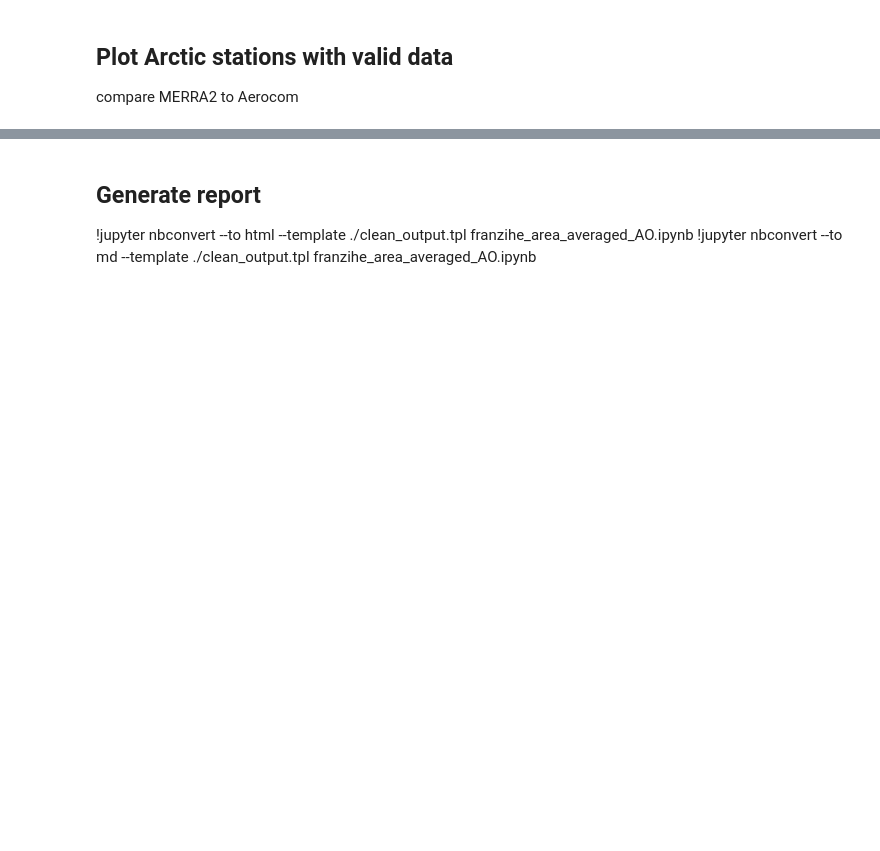
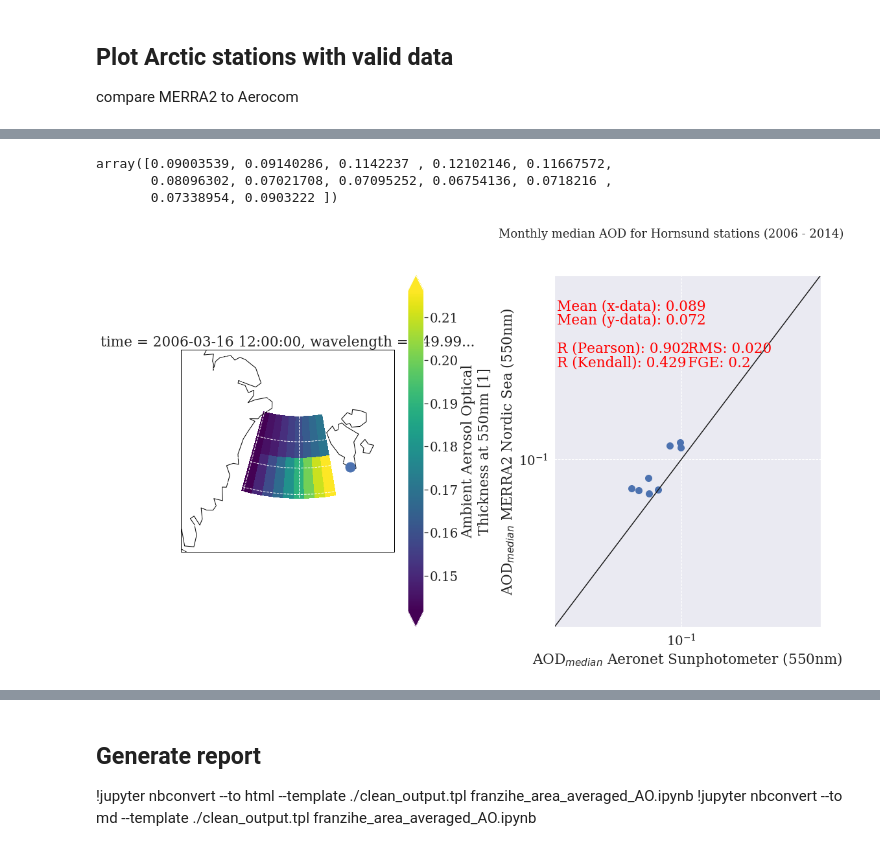
Before and after one commit to NordicESMhub/NEGI-Abisko-2019, a Jupyter notebook: content/topics/group-2/franzihe_area_averaged_AOD_Svalbard.ipynb, the cells around one changed output, grey strips where cells are left out. Cells and saved outputs as stored; diff of their text form; code cells hidden in the pictures; blank space fills up the shorter version.

```diff
--- a/content/topics/group-2/franzihe_area_averaged_AOD_Svalbard.ipynb
+++ b/content/topics/group-2/franzihe_area_averaged_AOD_Svalbard.ipynb
@@ -587,3 +532,9 @@ cmip['CanESM5']['r1i1p1f1'].sel(time=slice('2006-01','2014-12')).sel(
+# %%
+starty = '2006'; endy = '2014'
+station_name = 'Hornsund'
 # %%
-CAN = {}
-cmip = merra_hist['CanESM5_r1i1p1f1'].loc['2006-01': '2014-12'].groupby(merra_stat.loc['2006-01': '2014-12'].index.month).median()
+merra_hist.loc[starty + '-01' : endy + '-12'].groupby(merra_hist.loc[starty + '-01': endy + '-12'].index.month).median()['MERRA2'].values.flatten()
+# %% [output]
+array([0.09003539, 0.09140286, 0.1142237 , 0.12102146, 0.11667572,
+       0.08096302, 0.07021708, 0.07095252, 0.06754136, 0.0718216 ,
+       0.07338954, 0.0903222 ])
@@ -591,0 +541,52 @@ merra_hist['CanESM5_r1i1p2f1']
+# %%
+statistics_Hornsund = pya.mathutils.calc_statistics(pd_arctic_median[station_name].values.flatten(),
+                                                  merra_hist.loc[starty + '-01' : endy + '-12'].groupby(merra_hist.loc[starty + '-01': endy + '-12'].index.month).median()['MERRA2'].values.flatten())
+# %%
+fig = plt.figure(figsize=[28,10])
+ax1 = fig.add_subplot(131,
+                      projection= ccrs.AzimuthalEquidistant(central_longitude=0,
+                                                                           central_latitude=90,))
+
+ax2 = fig.add_subplot(132)
+###
+ax1.plot([aeronet_arctic.to_station_data(station_name)['longitude']],
+             [aeronet_arctic.to_station_data(station_name)['latitude']], 'o',
+             markersize=15,
+             transform=ccrs.PlateCarree(),
+             label=aeronet_arctic.to_station_data(station_name)['station_name'])
+cmip['CanESM5']['r1i1p1f1']['od550aer'].sel(time=choseny + '-03',
+                                               lat=slice(lllat,urlat,1),
+                                               lon=slice(lllon,urlon)).plot(ax=ax1,
+                                                                        transform=ccrs.PlateCarree(),
+                                                                        robust=True)
+
+
+# Limit the map degrees latitude
+ax1.set_extent([-25, 20, 85, 71], ccrs.PlateCarree())
+ax1.coastlines()
+ax1.gridlines()
+
+######
+
+ax2.scatter(pd_arctic_median[station_name],
+            merra_hist.loc[starty + '-01' : endy + '-12'].groupby(merra_hist.loc[starty + '-01': endy + '-12'].index.month).median()['MERRA2'],
+                marker='o',s=100)
+ax2.plot([0,1], [0,1],color='k')
+fct.annotate_scatter_statistics(statistics=statistics_Hornsund, ax=ax2)
+
+ax2.set_xlim([0.015,0.8])
+ax2.set_ylim([0.015,0.8])
+ax2.set_xlabel('AOD$_{median}$ Aeronet Sunphotometer (550nm)')
+ax2.set_ylabel('AOD$_{median}$ MERRA2 Nordic Sea (550nm)')
+ax2.set_yscale('log')
+ax2.set_xscale('log')
+
+#ax2.legend(bbox_to_anchor=(1.1, 1.05));
+
+plt.subplots_adjust(wspace = 0.4,   # the amount of width reserved for blank space between subplots
+                    hspace = 0.4   # the amount of height reserved for white space between subplots
+                   )
+
+plt.suptitle('Monthly median AOD for Hornsund stations (2006 - 2014)');
+# %% [output]
+[figure, added]
```
Also changed, not shown: parts of 44 cells of this notebook, 1 other file.
